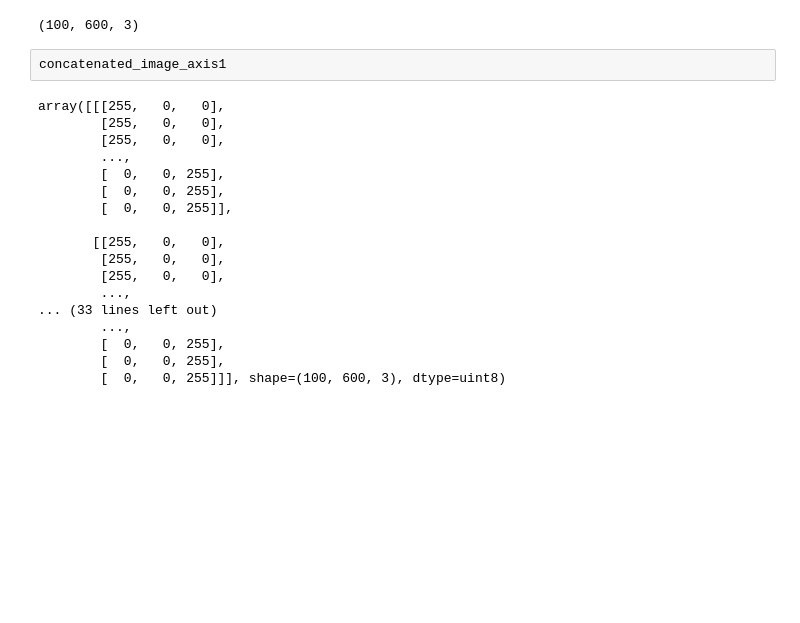
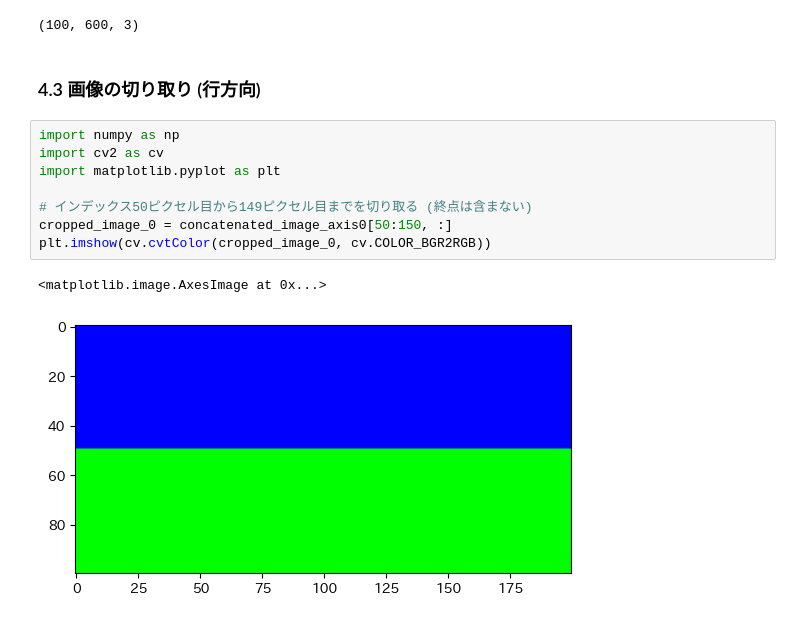
Before and after one commit to Takayoshi-Matsuyama/image_processing, a Jupyter notebook: hello_world_OpenCV.ipynb, the cells around one changed output. Saved outputs shown, nothing was run; the diff lists cells and outputs as text; blank space fills up the shorter version.

```diff
--- a/hello_world_OpenCV.ipynb
+++ b/hello_world_OpenCV.ipynb
@@ -155,23 +135,16 @@ plt.show()
 concatenated_image_axis1.shape
 # %% [output]
 (100, 600, 3)
-# %%
-concatenated_image_axis1
-# %% [output]
-array([[[255,   0,   0],
-        [255,   0,   0],
-        [255,   0,   0],
-        ...,
-        [  0,   0, 255],
-        [  0,   0, 255],
-        [  0,   0, 255]],
-
-       [[255,   0,   0],
-        [255,   0,   0],
-        [255,   0,   0],
-        ...,
-... (33 lines left out)
-        ...,
-        [  0,   0, 255],
-        [  0,   0, 255],
-        [  0,   0, 255]]], shape=(100, 600, 3), dtype=uint8)
+# %% [markdown]
+### 4.3 画像の切り取り (行方向)
+# %%
+import numpy as np
+import cv2 as cv
+import matplotlib.pyplot as plt
+
+# インデックス50ピクセル目から149ピクセル目までを切り取る (終点は含まない)
+cropped_image_0 = concatenated_image_axis0[50:150, :]
+plt.imshow(cv.cvtColor(cropped_image_0, cv.COLOR_BGR2RGB))
+# %% [output]
+<matplotlib.image.AxesImage at 0x...>
+[figure, added]
```
Also changed, not shown: parts of 6 cells of this notebook.
